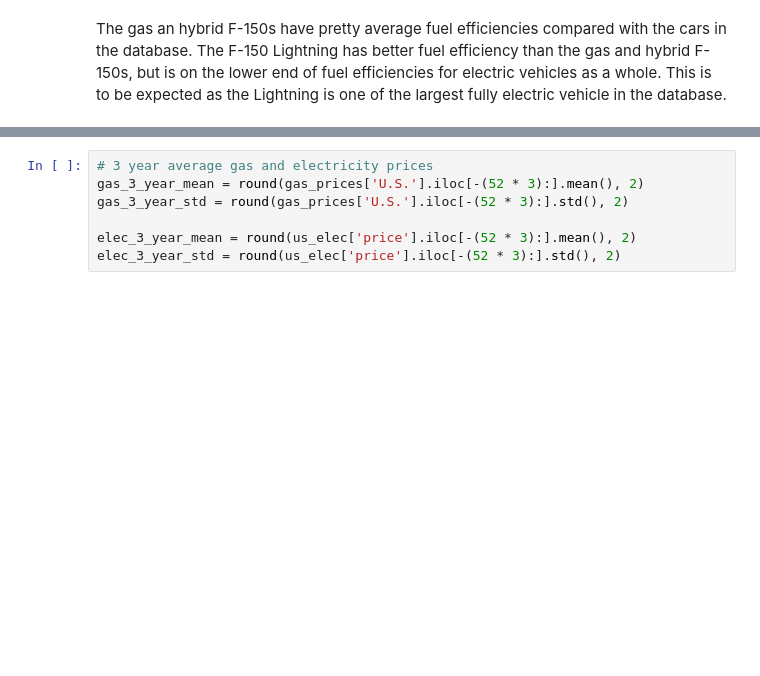
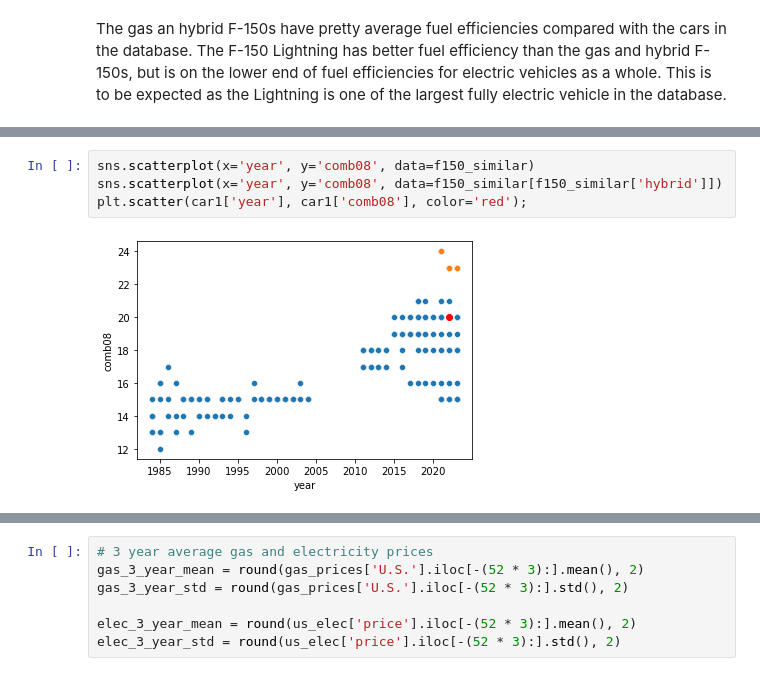
Before and after one commit to richardbradshaw/F-150-Fuel, a Jupyter notebook: F150_Analysis.ipynb, the cells around one changed output, grey strips where cells are left out. Saved outputs shown, nothing was run; the diff lists cells and outputs as text; blank space fills up the shorter version.

```diff
--- a/F150_Analysis.ipynb
+++ b/F150_Analysis.ipynb
@@ -172,0 +191,6 @@ plt.plot(us_elec['period'], us_elec['price']);
+# %%
+sns.scatterplot(x='year', y='comb08', data=f150_similar)
+sns.scatterplot(x='year', y='comb08', data=f150_similar[f150_similar['hybrid']])
+plt.scatter(car1['year'], car1['comb08'], color='red');
+# %% [output]
+[figure, added]
```
Also changed, not shown: parts of 50 cells of this notebook.
